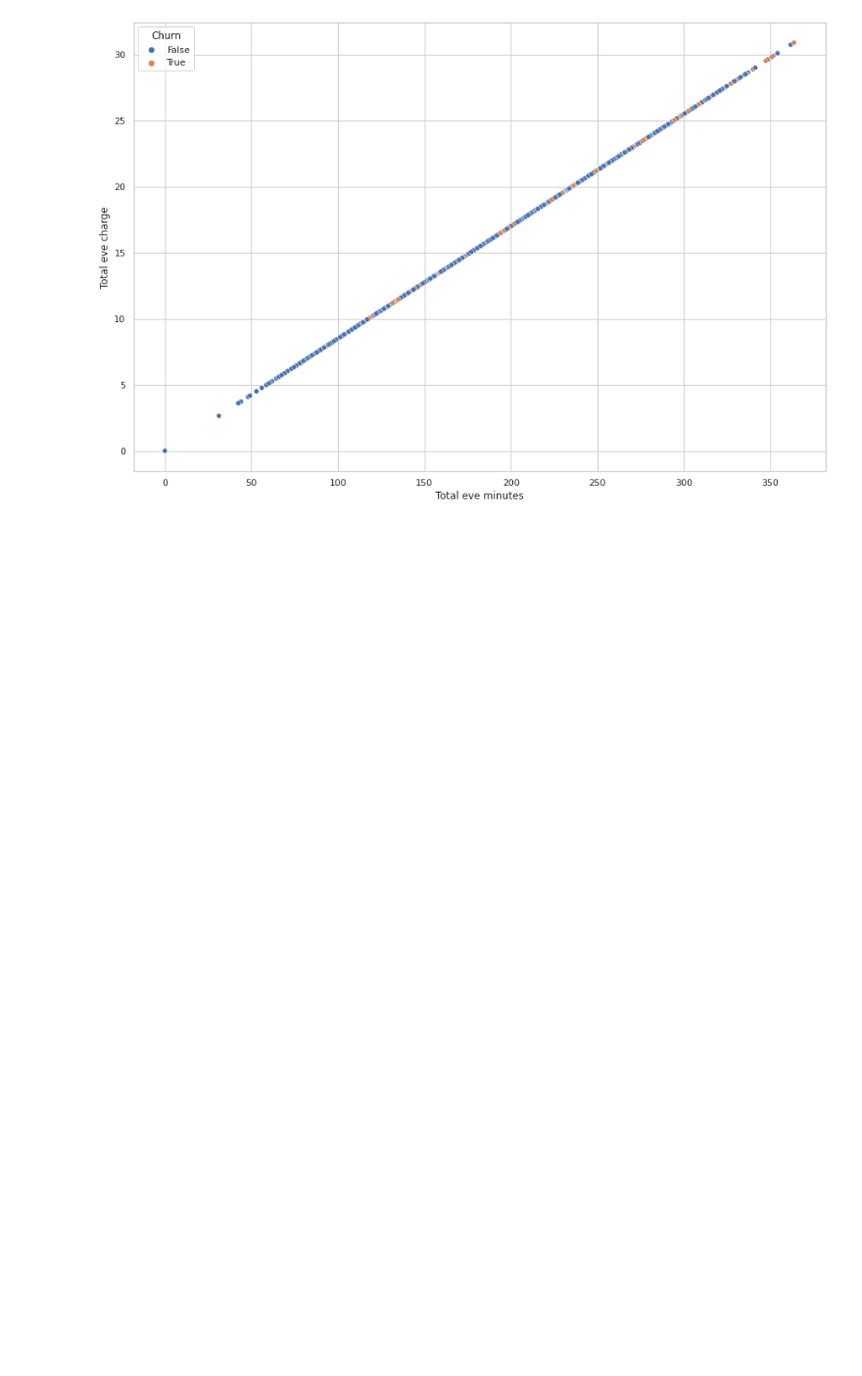
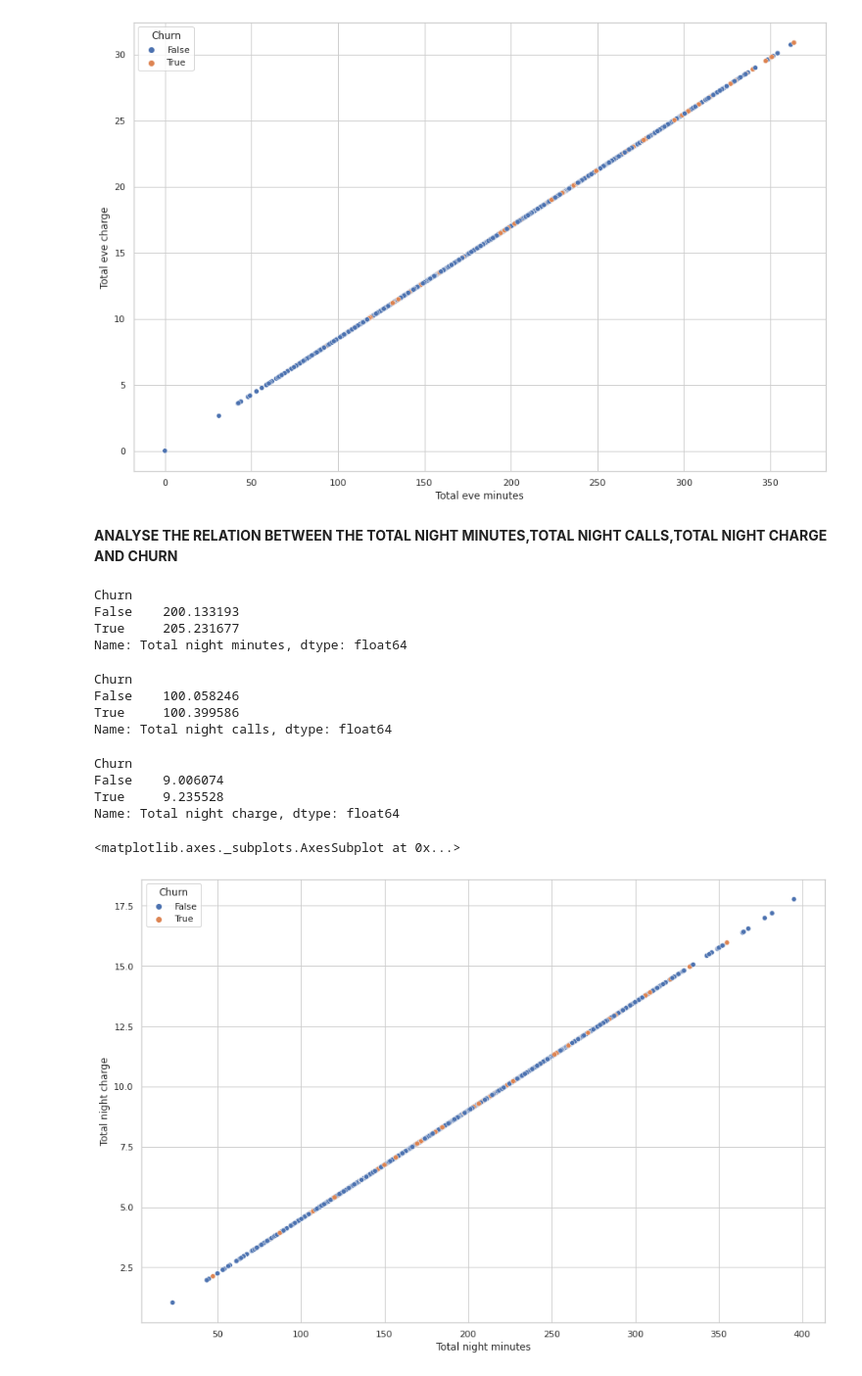
Before and after one commit to m123m12/Telecom-Churn-Analysis, a Jupyter notebook: Copy_of_Telecom_Churn_Analysis_Capstone_Project.ipynb, the cells around one changed output. Shown at 98% size. Drawn from its saved outputs; the diff is of its cells as text; code cells hidden in the pictures; blank space fills up the shorter version.

```diff
--- a/Copy_of_Telecom_Churn_Analysis_Capstone_Project.ipynb
+++ b/Copy_of_Telecom_Churn_Analysis_Capstone_Project.ipynb
@@ -549,3 +549,35 @@ sns.scatterplot(x="Total eve minutes",y="Total eve charge",hue="Churn",data=tele
 # %% [output]
 <matplotlib.axes._subplots.AxesSubplot at 0x...>
 [figure]
+# %% [markdown]
+**ANALYSE THE RELATION BETWEEN THE TOTAL NIGHT MINUTES,TOTAL NIGHT CALLS,TOTAL NIGHT CHARGE AND CHURN**
+# %%
+#what is the average time do churned customers spend on the mobile during night time?
+telecom_data.groupby(["Churn"])["Total night minutes"].mean()
+# %% [output]
+Churn
+False    200.133193
+True     205.231677
+Name: Total night minutes, dtype: float64
+# %%
+#How many average calls done by the churned customers during the night time?
+telecom_data.groupby(["Churn"])["Total night calls"].mean()
+# %% [output]
+Churn
+False    100.058246
+True     100.399586
+Name: Total night calls, dtype: float64
+# %%
+#what is the average of the total night charge?
+telecom_data.groupby(["Churn"])["Total night charge"].mean()
+# %% [output]
+Churn
+False    9.006074
+True     9.235528
+Name: Total night charge, dtype: float64
+# %%
+#show the relation between the total night minutes,total night charge and churn?
+sns.scatterplot(x="Total night minutes",y="Total night charge",hue="Churn",data=telecom_data)
+# %% [output]
+<matplotlib.axes._subplots.AxesSubplot at 0x...>
+[figure, added]
```
